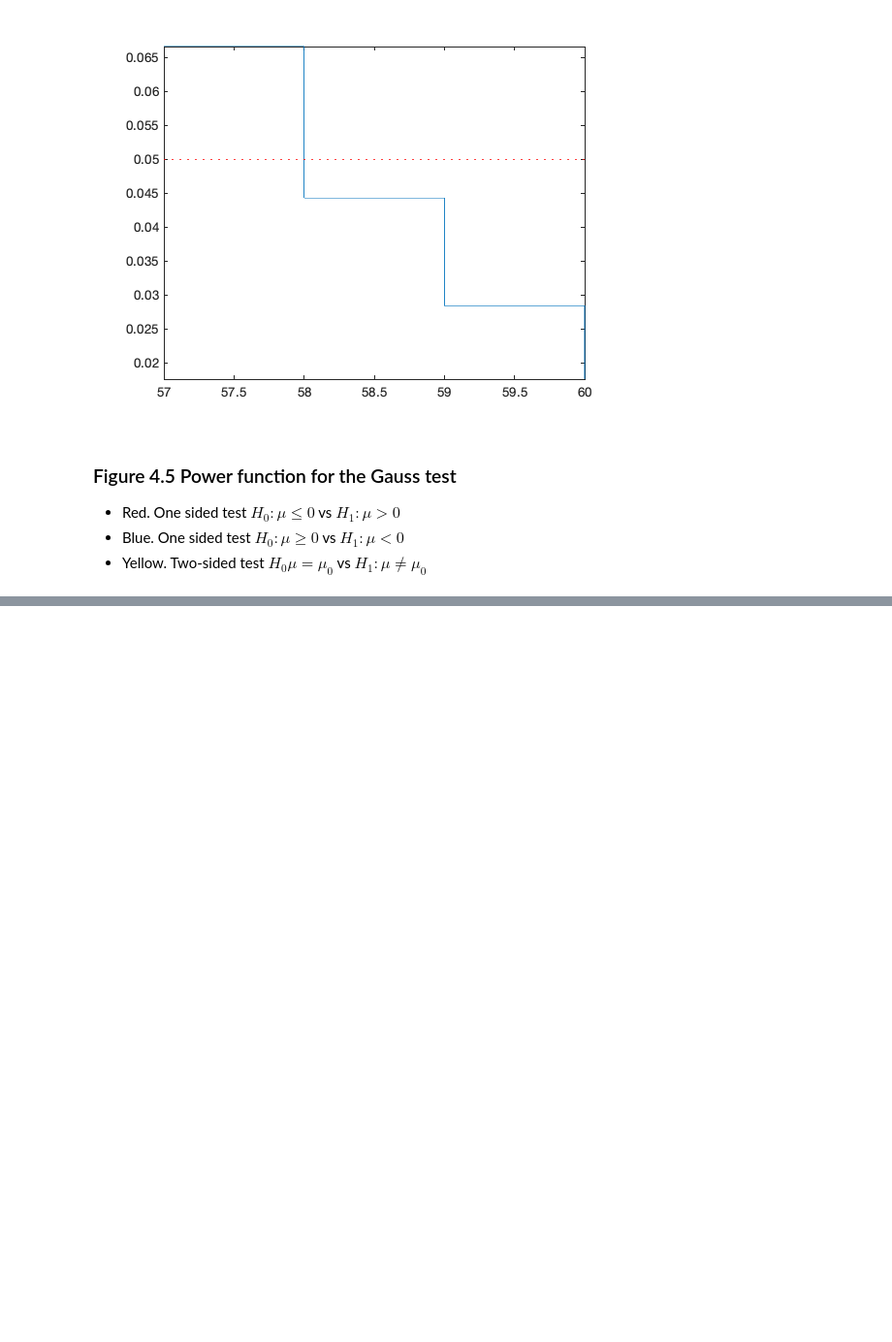
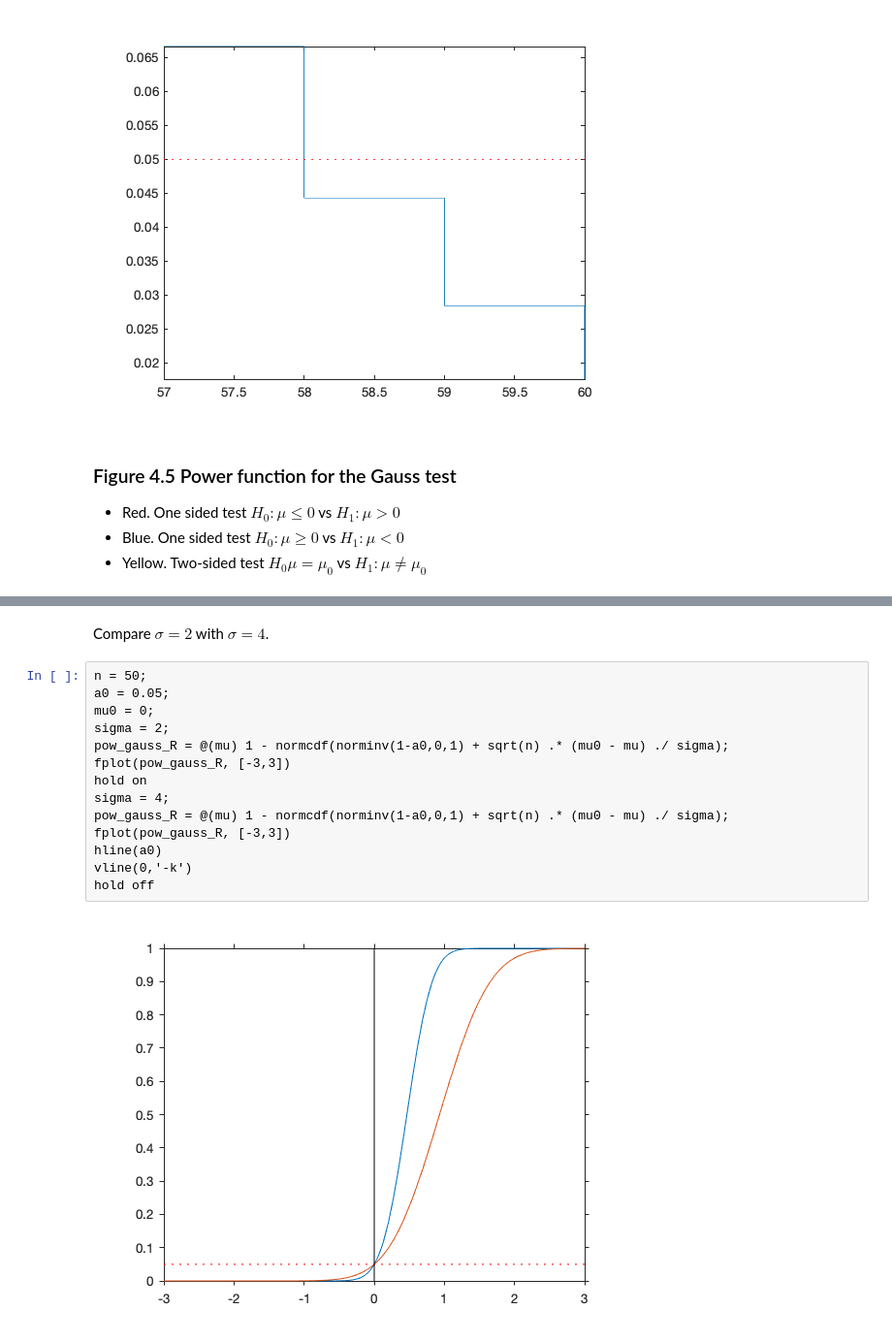
Before and after one commit to StaThin/statmat, a Jupyter notebook: jupyter/Chapter 4.ipynb, the cells around one changed output, grey strips where cells are left out. Shown at 97% size. Cells and saved outputs as stored; diff of their text form; blank space fills up the shorter version.

```diff
--- a/jupyter/Chapter 4.ipynb
+++ b/jupyter/Chapter 4.ipynb
@@ -83,0 +127,18 @@ hold off
+# %% [markdown]
+Compare $\sigma = 2$ with $\sigma = 4$.
+# %%
+n = 50;
+a0 = 0.05;
+mu0 = 0;
+sigma = 2;
+pow_gauss_R = @(mu) 1 - normcdf(norminv(1-a0,0,1) + sqrt(n) .* (mu0 - mu) ./ sigma);
+fplot(pow_gauss_R, [-3,3])
+hold on
+sigma = 4;
+pow_gauss_R = @(mu) 1 - normcdf(norminv(1-a0,0,1) + sqrt(n) .* (mu0 - mu) ./ sigma);
+fplot(pow_gauss_R, [-3,3])
+hline(a0)
+vline(0,'-k')
+hold off
+# %% [output]
+[figure, added]
```
Also changed, not shown: parts of 14 cells of this notebook.
